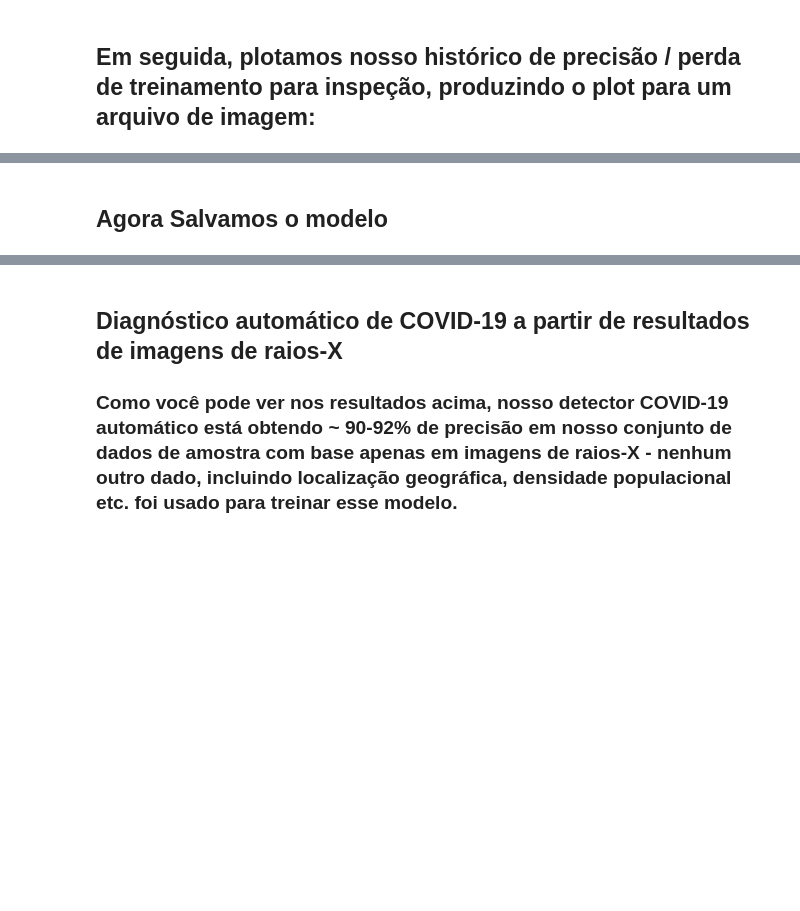
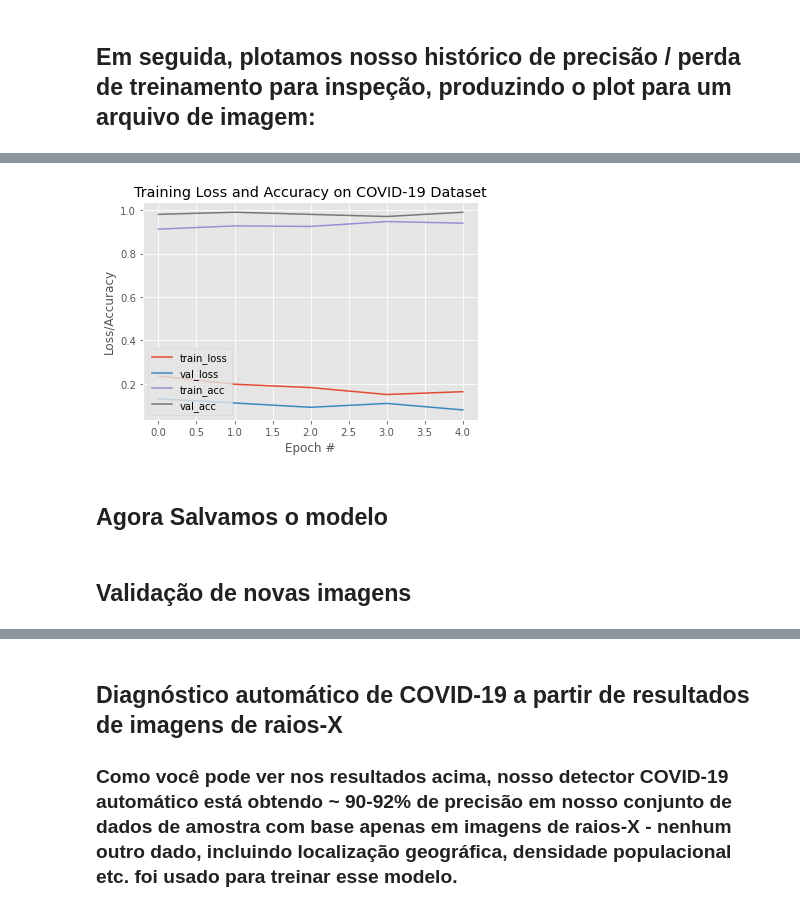
Before and after one commit to WesleySiNeves/AprendendoPython, a Jupyter notebook: MachineLearning/Pos-GraduacaoCovid19/base_conhecimento/LeituraArtigo_1.ipynb, the cells around one changed output, grey strips where cells are left out. Saved outputs shown, nothing was run; the diff lists cells and outputs as text; code cells hidden in the pictures; blank space fills up the shorter version.

```diff
--- a/MachineLearning/Pos-GraduacaoCovid19/base_conhecimento/LeituraArtigo_1.ipynb
+++ b/MachineLearning/Pos-GraduacaoCovid19/base_conhecimento/LeituraArtigo_1.ipynb
@@ -220,0 +241,3 @@ imagens_sem_covid = os.listdir(diretorio_imagens_normal_kaggle)
+# %%
+
+imagens_sem_covid = imagePaths = list(paths.list_images(diretorio_kaggle_pneumonia))
@@ -223,11 +250,13 @@ imagens_sem_covid = os.listdir(diretorio_imagens_normal_kaggle)
 
 for item in imagens_sem_covid:
     full_name = "{0}\{1}".format(diretorio_imagens_normal_kaggle,item)
+    label = full_name.split(os.path.sep)[-2]
+    # print(label)
     image = cv2.imread(full_name)
     if(image is None):
         lista_imagens_erro.append(item)
     else:
         image = cv2.cvtColor(image, cv2.COLOR_BGR2RGB)
         image = cv2.resize(image, IMAGE_SIZE)
-        lista_imagens.append(image)
-        labels.append(( 0,indicadorPrognostico))
+        lista_tuplas_imagens.append((label,image))
+        lista_imagens_sem_codiv.append(full_name)
@@ -237,3 +293,5 @@ for item in imagens_sem_covid:
+# %%
+lista_imagens =[item[1] for item in lista_tuplas_imagens]
 # %%
 lista_imagens = np.array(lista_imagens) / 255.0
 # %%
@@ -262,7 +308,5 @@ Total de Imanges 509
 ## Em seguida, codificaremos o nosso etiquetas e crie nossas divisões de treinamento / teste:
 # %%
 lb = LabelBinarizer()
-
-A = lb.fit_transform(labels)
-
-A
+labels = lb.fit_transform(labels)
+labels = to_categorical(labels)
@@ -434,17 +470,20 @@ print("specificity: {:.4f}".format(specificity))
 # %%
 # traçar a perda e a precisão do treinamento
+# plot the training loss and accuracy
 N = EPOCHS
 plt.style.use("ggplot")
 plt.figure()
 plt.plot(np.arange(0, N), H.history["loss"], label="train_loss")
 plt.plot(np.arange(0, N), H.history["val_loss"], label="val_loss")
-plt.plot(np.arange(0, N), H.history["accuracy"], label="train_acc")
-plt.plot(np.arange(0, N), H.history["val_accuracy"], label="val_acc")
+plt.plot(np.arange(0, N), H.history["acc"], label="train_acc")
+plt.plot(np.arange(0, N), H.history["val_acc"], label="val_acc")
 plt.title("Training Loss and Accuracy on COVID-19 Dataset")
 plt.xlabel("Epoch #")
 plt.ylabel("Loss/Accuracy")
 plt.legend(loc="lower left")
-plt.savefig(args["plot"])
+plt.savefig("plot.png")
+# %% [output]
+[figure, added]
 # %% [markdown]
 ## Agora Salvamos o modelo
 # %%
@@ -452,0 +492,2 @@ model.save(args["model"], save_format="h5")
+# %% [markdown]
+## Validação de novas imagens
```
Also changed, not shown: parts of 46 cells of this notebook, 2 other files.
